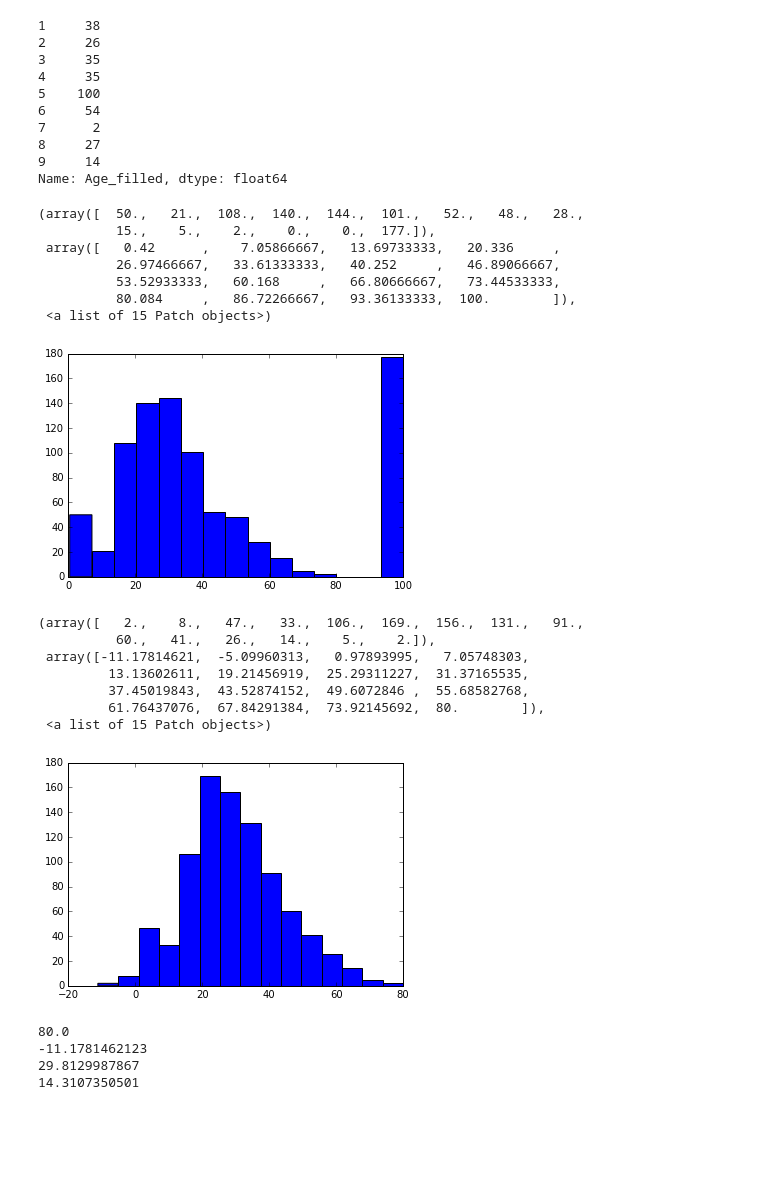
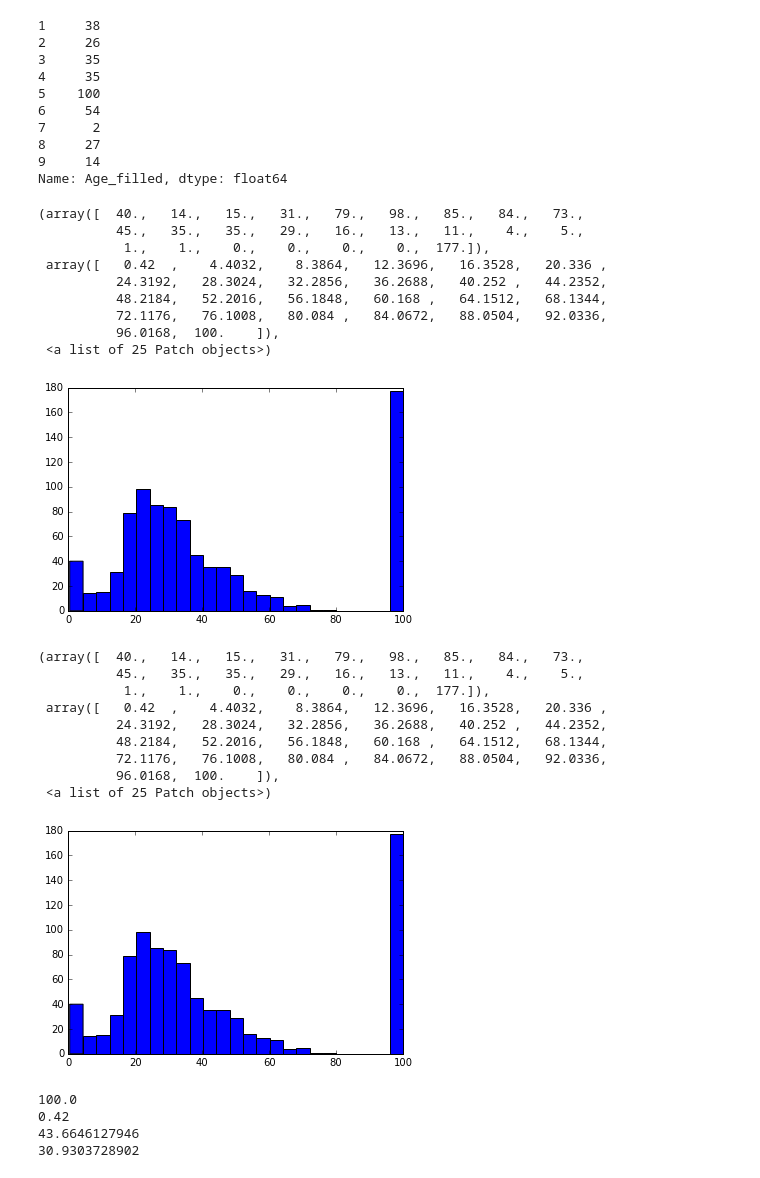
Before and after one commit to liufuyang/titanic, a Jupyter notebook: Simple_modle.ipynb, the cells around one changed output. Drawn from its saved outputs; the diff is of its cells as text; code cells hidden in the pictures; blank space fills up the shorter version.

```diff
--- a/Simple_modle.ipynb
+++ b/Simple_modle.ipynb
@@ -58,38 +58,42 @@ df['Age_filled'][1:10]
 9     14
 Name: Age_filled, dtype: float64
 # %%
-plt.hist(df['Age_filled'].values, 15)
+plt.hist(df['Age_filled'].values, 25)
 # %% [output]
-(array([  50.,   21.,  108.,  140.,  144.,  101.,   52.,   48.,   28.,
-          15.,    5.,    2.,    0.,    0.,  177.]),
- array([   0.42      ,    7.05866667,   13.69733333,   20.336     ,
-          26.97466667,   33.61333333,   40.252     ,   46.89066667,
-          53.52933333,   60.168     ,   66.80666667,   73.44533333,
-          80.084     ,   86.72266667,   93.36133333,  100.        ]),
- <a list of 15 Patch objects>)
+(array([  40.,   14.,   15.,   31.,   79.,   98.,   85.,   84.,   73.,
+          45.,   35.,   35.,   29.,   16.,   13.,   11.,    4.,    5.,
+           1.,    1.,    0.,    0.,    0.,    0.,  177.]),
+ array([   0.42  ,    4.4032,    8.3864,   12.3696,   16.3528,   20.336 ,
+          24.3192,   28.3024,   32.2856,   36.2688,   40.252 ,   44.2352,
+          48.2184,   52.2016,   56.1848,   60.168 ,   64.1512,   68.1344,
+          72.1176,   76.1008,   80.084 ,   84.0672,   88.0504,   92.0336,
+          96.0168,  100.    ]),
+ <a list of 25 Patch objects>)
-[figure, old version]
+[figure, new version]
 # %%
-s_tmp = pd.Series(data=np.random.normal(29.6,14.5,df['Age'].values.size))
+#s_tmp = pd.Series(data=np.random.normal(29.6,14.5,df['Age'].values.size))
 
-df['Age_filled']=df['Age'].fillna(s_tmp)
+df['Age_filled']=df['Age'].fillna(100)
 # %%
-plt.hist(df['Age_filled'].values, 15)
+plt.hist(df['Age_filled'].values, 25)
 # %% [output]
-(array([   2.,    8.,   47.,   33.,  106.,  169.,  156.,  131.,   91.,
-          60.,   41.,   26.,   14.,    5.,    2.]),
- array([-11.17814621,  -5.09960313,   0.97893995,   7.05748303,
-         13.13602611,  19.21456919,  25.29311227,  31.37165535,
-         37.45019843,  43.52874152,  49.6072846 ,  55.68582768,
-         61.76437076,  67.84291384,  73.92145692,  80.        ]),
- <a list of 15 Patch objects>)
+(array([  40.,   14.,   15.,   31.,   79.,   98.,   85.,   84.,   73.,
+          45.,   35.,   35.,   29.,   16.,   13.,   11.,    4.,    5.,
+           1.,    1.,    0.,    0.,    0.,    0.,  177.]),
+ array([   0.42  ,    4.4032,    8.3864,   12.3696,   16.3528,   20.336 ,
+          24.3192,   28.3024,   32.2856,   36.2688,   40.252 ,   44.2352,
+          48.2184,   52.2016,   56.1848,   60.168 ,   64.1512,   68.1344,
+          72.1176,   76.1008,   80.084 ,   84.0672,   88.0504,   92.0336,
+          96.0168,  100.    ]),
+ <a list of 25 Patch objects>)
-[figure, old version]
+[figure, new version]
 # %%
 print df['Age_filled'].max()
 print df['Age_filled'].min()
 print np.mean(df['Age_filled'])
 print np.std(df['Age_filled'],ddof=1)
 # %% [output]
-80.0
--11.1781462123
-29.8129987867
-14.3107350501
+100.0
+0.42
+43.6646127946
+30.9303728902
```
Also changed, not shown: parts of 2 cells of this notebook.
